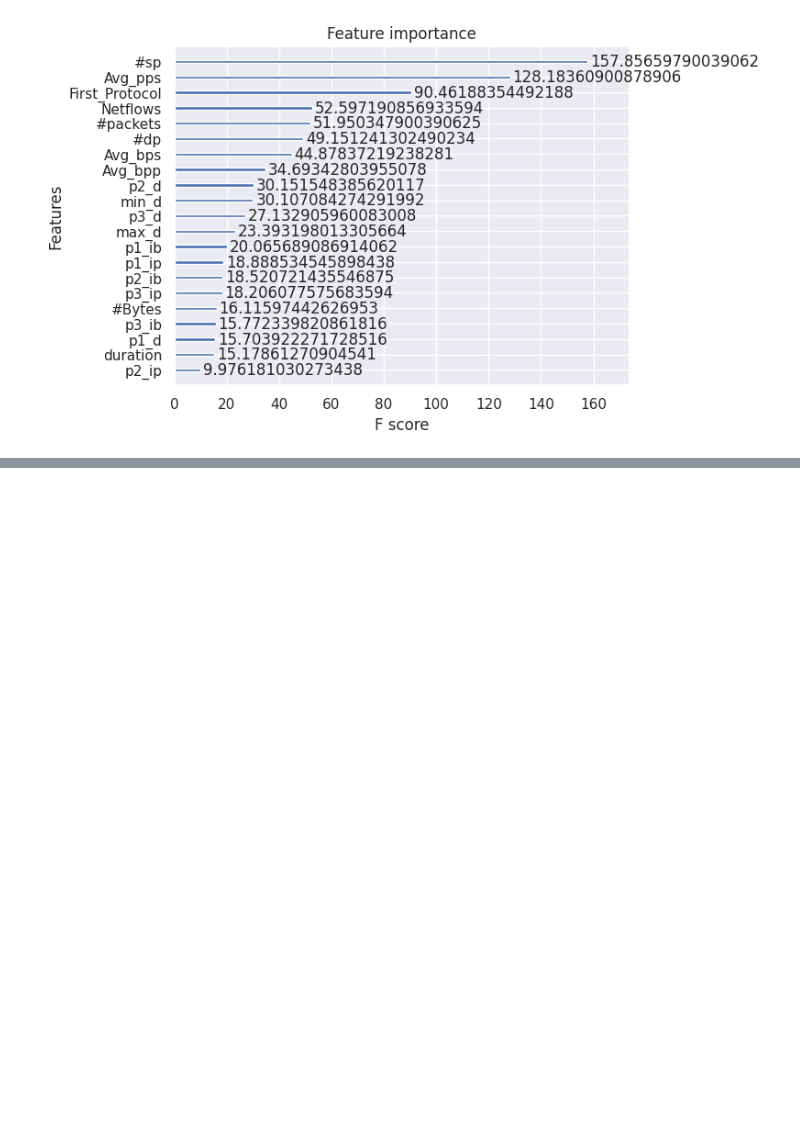
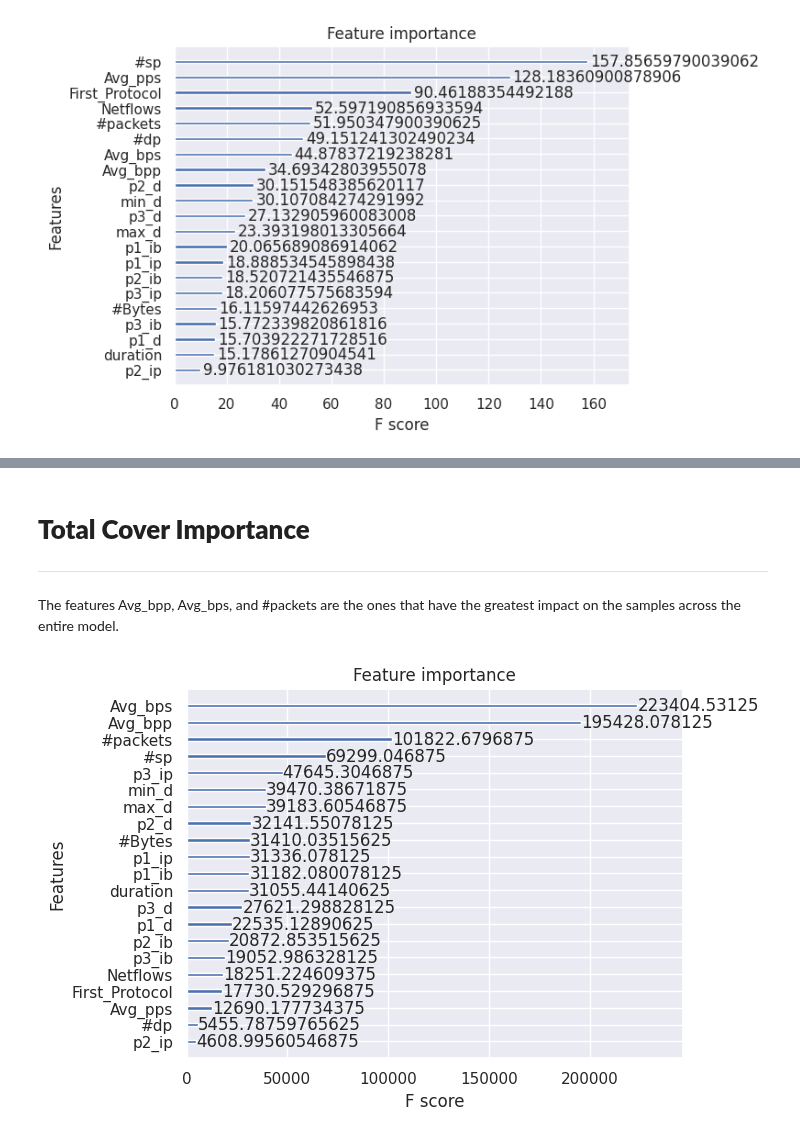
Before and after one commit to Kaiziferr/machine_learning, a Jupyter notebook: XGBoost/06_feature_importance.ipynb, the cells around one changed output, grey strips where cells are left out. Saved outputs shown, nothing was run; the diff lists cells and outputs as text; code cells hidden in the pictures; blank space fills up the shorter version.

```diff
--- a/XGBoost/06_feature_importance.ipynb
+++ b/XGBoost/06_feature_importance.ipynb
@@ -405,0 +416,10 @@ plt.show()
+# %% [markdown]
+# **Total Cover Importance**
+---
+# %% [markdown]
+The features Avg_bpp, Avg_bps, and #packets are the ones that have the greatest impact on the samples across the entire model.
+# %%
+plot_importance(best_model, importance_type='total_cover')
+plt.show()
+# %% [output]
+[figure, added]
```
Also changed, not shown: parts of 6 cells of this notebook.
